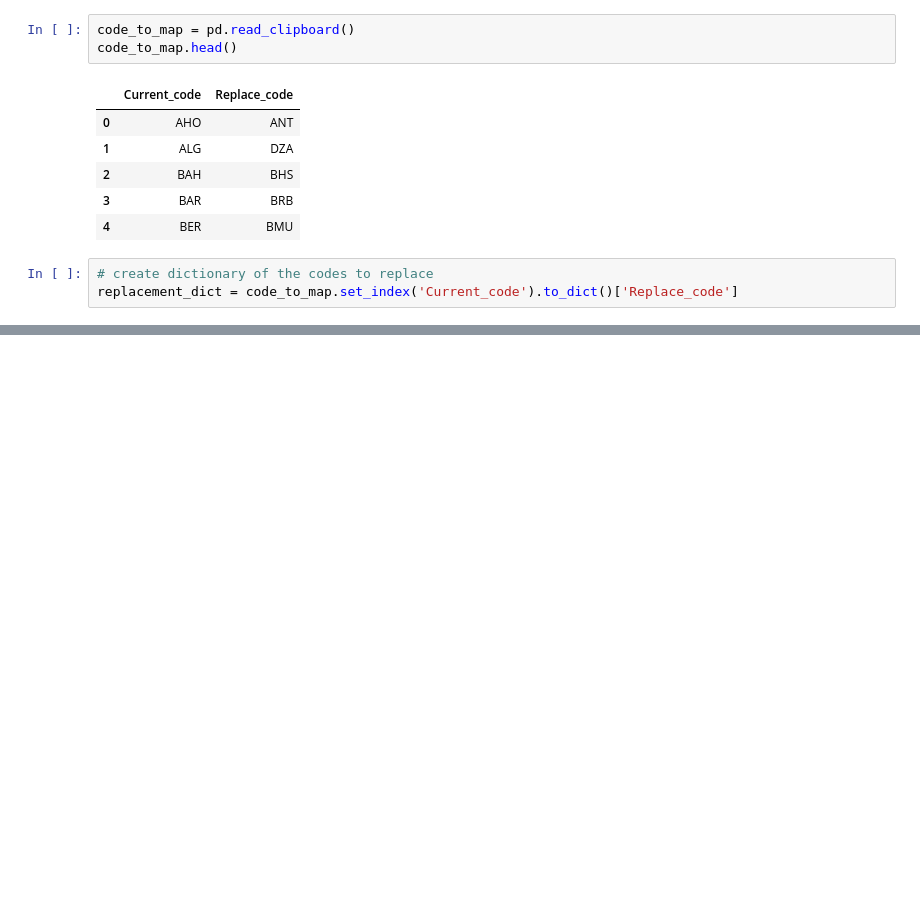
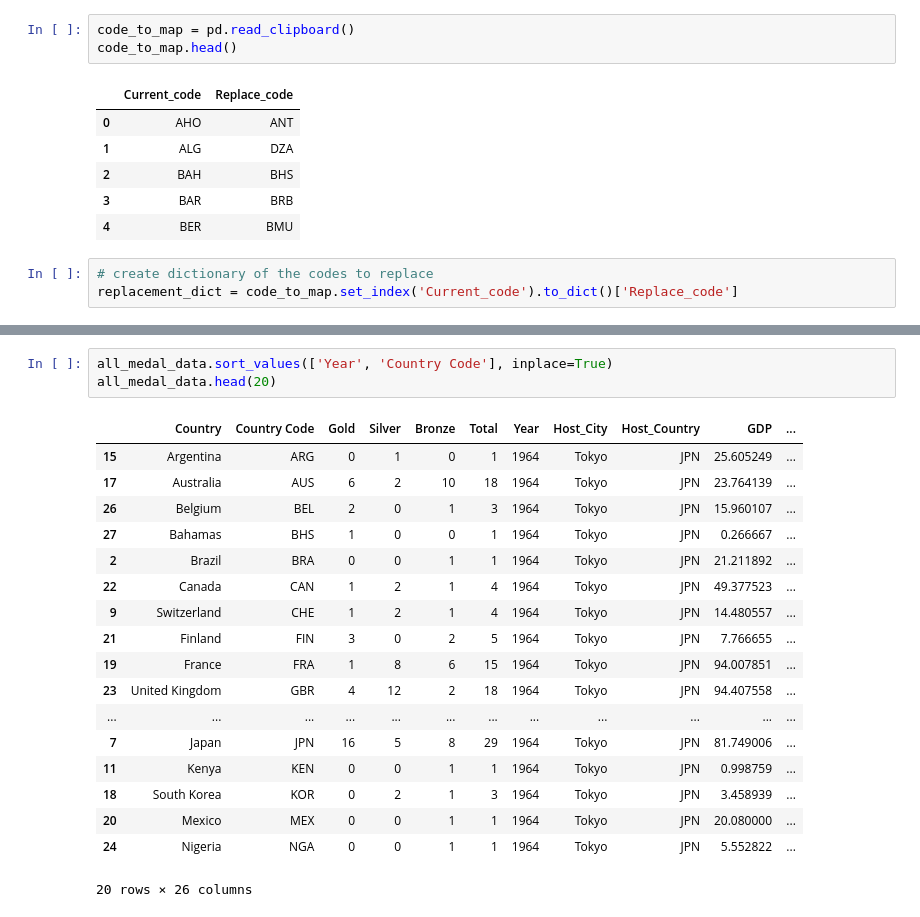
Before and after one commit to johnt1311/Olympics, a Jupyter notebook: Trey_Graham/Completed Resources/regression_draft.ipynb, the cells around one changed output, grey strips where cells are left out. Cells and saved outputs as stored; diff of their text form; blank space fills up the shorter version.

```diff
--- a/Trey_Graham/Completed Resources/regression_draft.ipynb
+++ b/Trey_Graham/Completed Resources/regression_draft.ipynb
@@ -670,0 +1222,22 @@ comp_medals.to_clipboard()
+# %%
+all_medal_data.sort_values(['Year', 'Country Code'], inplace=True)
+all_medal_data.head(20)
+# %% [output]
+|  | Country | Country Code | Gold | Silver | Bronze | Total | Year | Host_City | Host_Country | GDP | ... |
+| 15 | Argentina | ARG | 0 | 1 | 0 | 1 | 1964 | Tokyo | JPN | 25.605249 | ... |
+| 17 | Australia | AUS | 6 | 2 | 10 | 18 | 1964 | Tokyo | JPN | 23.764139 | ... |
+| 26 | Belgium | BEL | 2 | 0 | 1 | 3 | 1964 | Tokyo | JPN | 15.960107 | ... |
+| 27 | Bahamas | BHS | 1 | 0 | 0 | 1 | 1964 | Tokyo | JPN | 0.266667 | ... |
+| 2 | Brazil | BRA | 0 | 0 | 1 | 1 | 1964 | Tokyo | JPN | 21.211892 | ... |
+| 22 | Canada | CAN | 1 | 2 | 1 | 4 | 1964 | Tokyo | JPN | 49.377523 | ... |
+| 9 | Switzerland | CHE | 1 | 2 | 1 | 4 | 1964 | Tokyo | JPN | 14.480557 | ... |
+| 21 | Finland | FIN | 3 | 0 | 2 | 5 | 1964 | Tokyo | JPN | 7.766655 | ... |
+| 19 | France | FRA | 1 | 8 | 6 | 15 | 1964 | Tokyo | JPN | 94.007851 | ... |
+| 23 | United Kingdom | GBR | 4 | 12 | 2 | 18 | 1964 | Tokyo | JPN | 94.407558 | ... |
+| ... | ... | ... | ... | ... | ... | ... | ... | ... | ... | ... | ... |
+| 7 | Japan | JPN | 16 | 5 | 8 | 29 | 1964 | Tokyo | JPN | 81.749006 | ... |
+| 11 | Kenya | KEN | 0 | 0 | 1 | 1 | 1964 | Tokyo | JPN | 0.998759 | ... |
+| 18 | South Korea | KOR | 0 | 2 | 1 | 3 | 1964 | Tokyo | JPN | 3.458939 | ... |
+| 20 | Mexico | MEX | 0 | 0 | 1 | 1 | 1964 | Tokyo | JPN | 20.080000 | ... |
+| 24 | Nigeria | NGA | 0 | 0 | 1 | 1 | 1964 | Tokyo | JPN | 5.552822 | ... |
+20 rows × 26 columns
```
Also changed, not shown: parts of 92 cells of this notebook, 9 other files.
